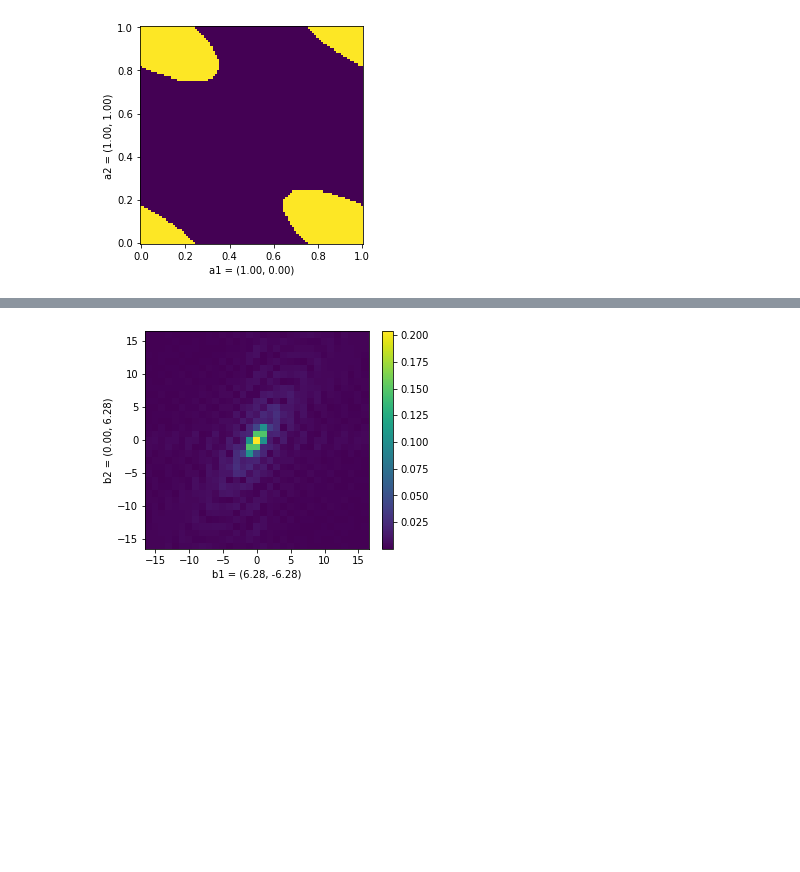
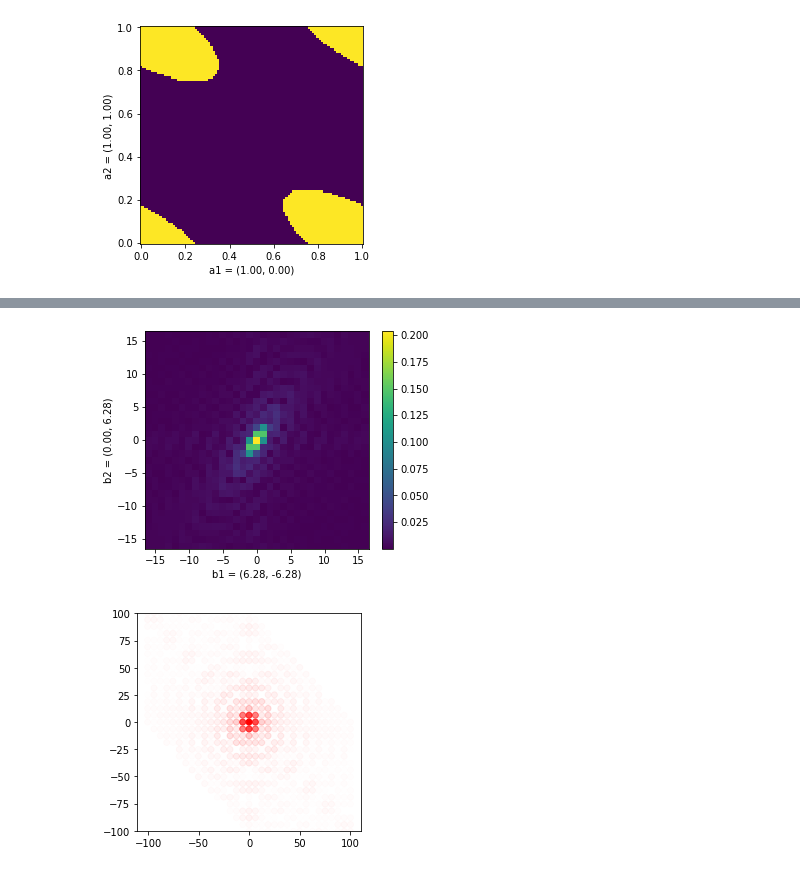
Before and after one commit to markus7800/VoxelNet, a Jupyter notebook: voxelization.ipynb, the cells around one changed output, grey strips where cells are left out. Drawn from its saved outputs; the diff is of its cells as text; code cells hidden in the pictures; blank space fills up the shorter version.

```diff
--- a/voxelization.ipynb
+++ b/voxelization.ipynb
@@ -494,7 +514,7 @@ plot_2D_bravais_lattice(A, xi, sr)
 [figure]
 # %%
 %%time
-B, gi, sg = reciprocal_lattice(corner_spheres, A, g0=-16, g1=16)
+B, mi, sg = reciprocal_lattice(corner_spheres, A, g0=-16, g1=16)
 # %% [output]
 B:
  [[ 6.28318531  0.        ]
@@ -510,7 +530,8 @@ Wall time: 703 ms
 # %%
-plot_2D_reciprocal_lattice(B, gi, sg)
+plot_2D_reciprocal_lattice(B, mi, sg, ylims=(-100.,100))
 # %% [output]
 [figure]
+[figure, added]
 # %%
 def custom_points(r, ps):
     def F(v):
```
Also changed, not shown: parts of 10 cells of this notebook.
